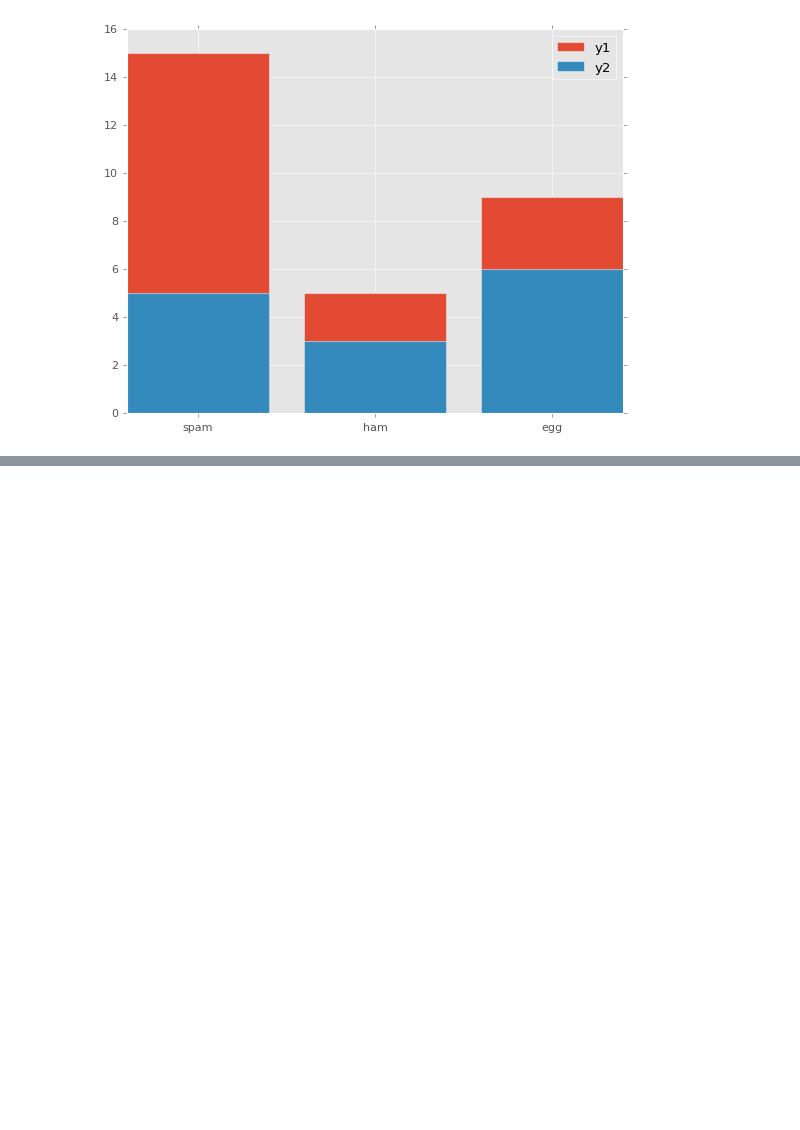
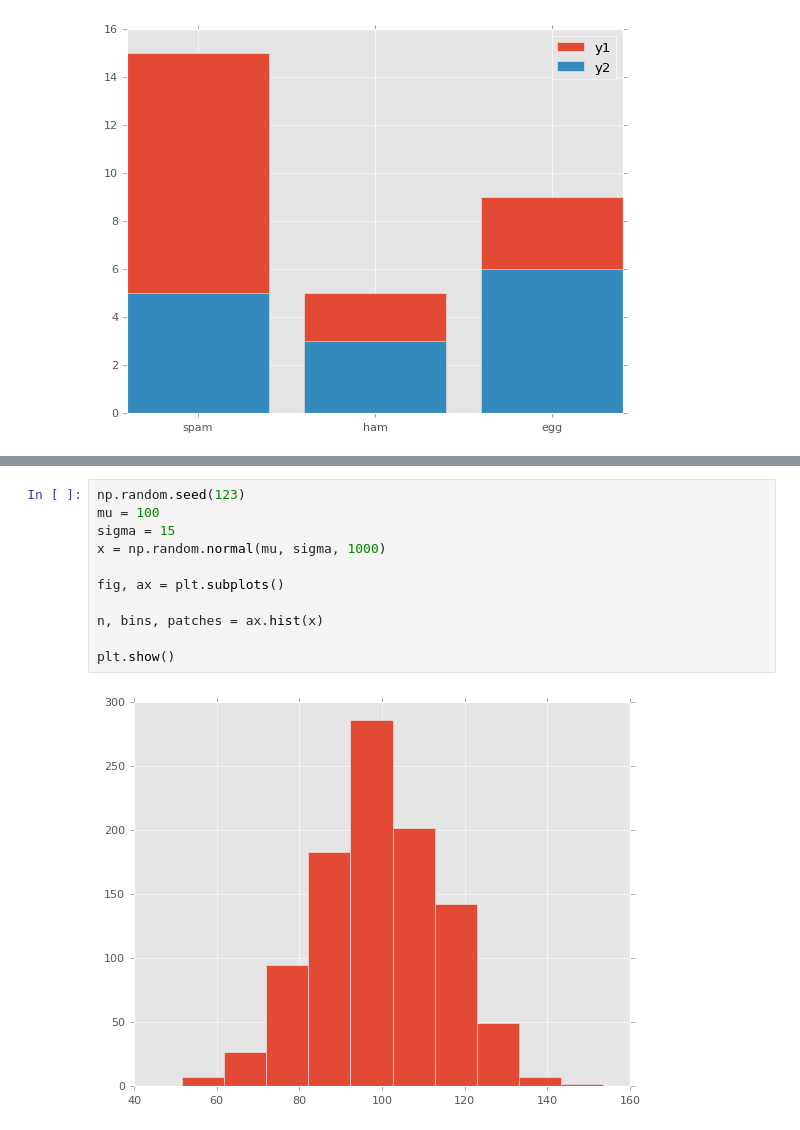
Before and after one commit to shosato101/pydata, a Jupyter notebook: test_matplotlib.ipynb, the cells around one changed output, grey strips where cells are left out. Saved outputs shown, nothing was run; the diff lists cells and outputs as text; blank space fills up the shorter version.

```diff
--- a/test_matplotlib.ipynb
+++ b/test_matplotlib.ipynb
@@ -128,0 +141,13 @@ plt.show()
+# %%
+np.random.seed(123)
+mu = 100
+sigma = 15
+x = np.random.normal(mu, sigma, 1000)
+
+fig, ax = plt.subplots()
+
+n, bins, patches = ax.hist(x)
+
+plt.show()
+# %% [output]
+[figure, added]
```
Also changed, not shown: parts of 5 cells of this notebook, 1 other file.
